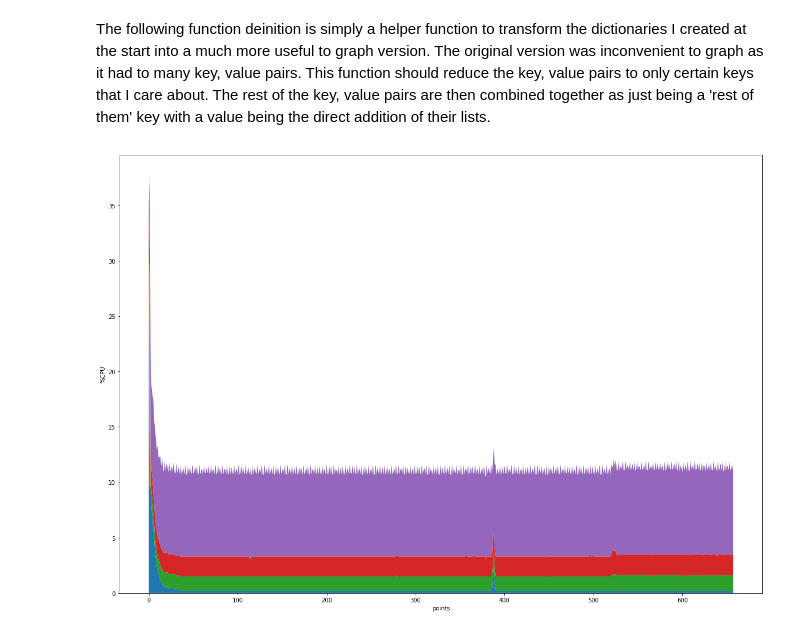
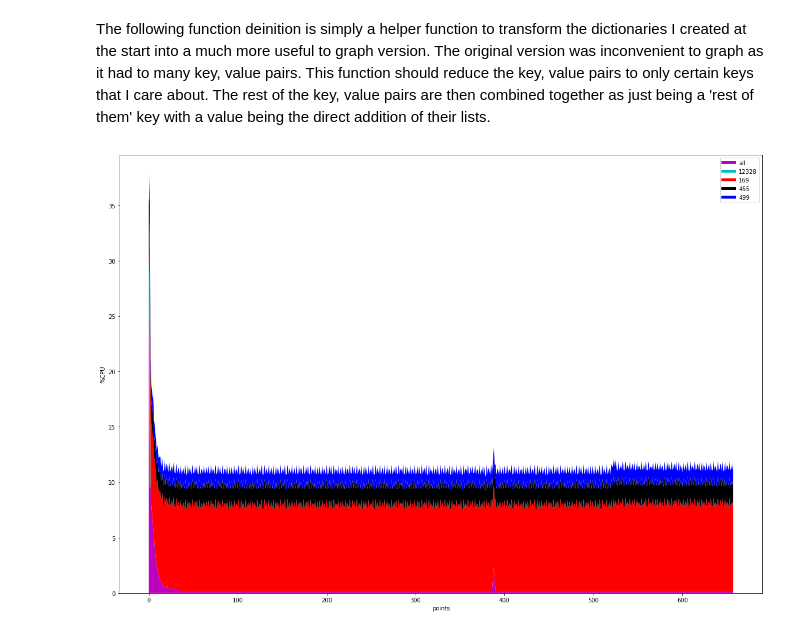
Before and after one commit to ThibaultHuyet/data_parsing, a Jupyter notebook: Notebooks/Raspberry Pi Performance.ipynb, the cells around one changed output. Saved outputs shown, nothing was run; the diff lists cells and outputs as text; code cells hidden in the pictures.

Commit message:
Changed how I graphed

```diff
--- a/Notebooks/Raspberry Pi Performance.ipynb
+++ b/Notebooks/Raspberry Pi Performance.ipynb
@@ -297,19 +297,26 @@ def prep_for_graph(d, keys):
     return concise
 
 concise = prep_for_graph(cpuPi, keys)
-# %%
-def graph(concise):
-    '''
-
-    '''
-
-
-points = np.arange(0, len(concise['all']))
-
-plt.figure(figsize=(20,14))
-plt.stackplot(points, concise['all'], concise['12328'], concise['499'], concise['455'], concise['169'])
-plt.ylabel('%CPU')
-plt.xlabel('points')
-plt.show()
-# %% [output]
-[figure, removed]
+# %%
+points = np.arange(0, len(concise['all']))
+
+fig = plt.figure(figsize = (20, 14))
+ax = fig.add_subplot(111, label = "Performance")
+
+# Due to some bug with stackplot, a hack has to be used to get a legend up
+
+ax.plot([], [], color = 'm', label = 'all', linewidth = 5)
+ax.plot([], [], color = 'c', label = '12328', linewidth = 5)
+ax.plot([], [], color = 'r', label = '169', linewidth = 5)
+ax.plot([], [], color = 'k', label = '455', linewidth = 5)
+ax.plot([], [], color = 'b', label = '499', linewidth = 5)
+
+ax.stackplot(points, concise['all'], concise['12328'], concise['169'],
+             concise['455'], concise['499'], colors=['m','c','r','k', 'b'])
+
+ax.set_ylabel('%CPU')
+ax.set_xlabel('points')
+ax.legend()
+plt.show()
+# %% [output]
+[figure, added]
```
